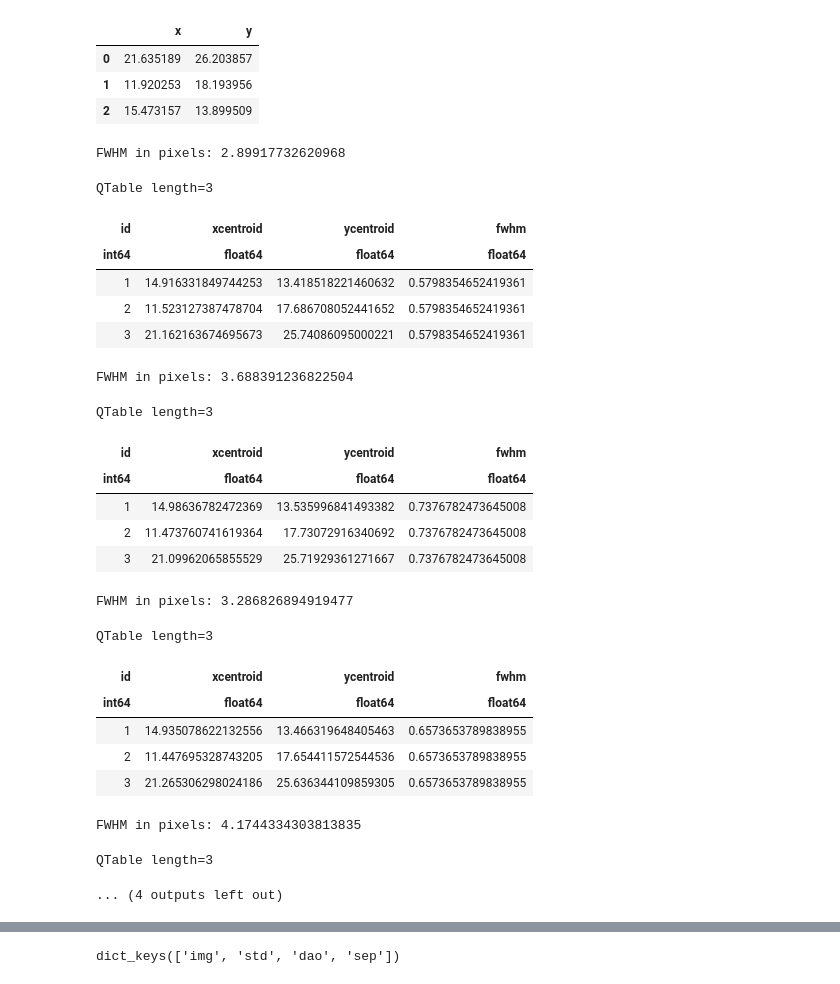
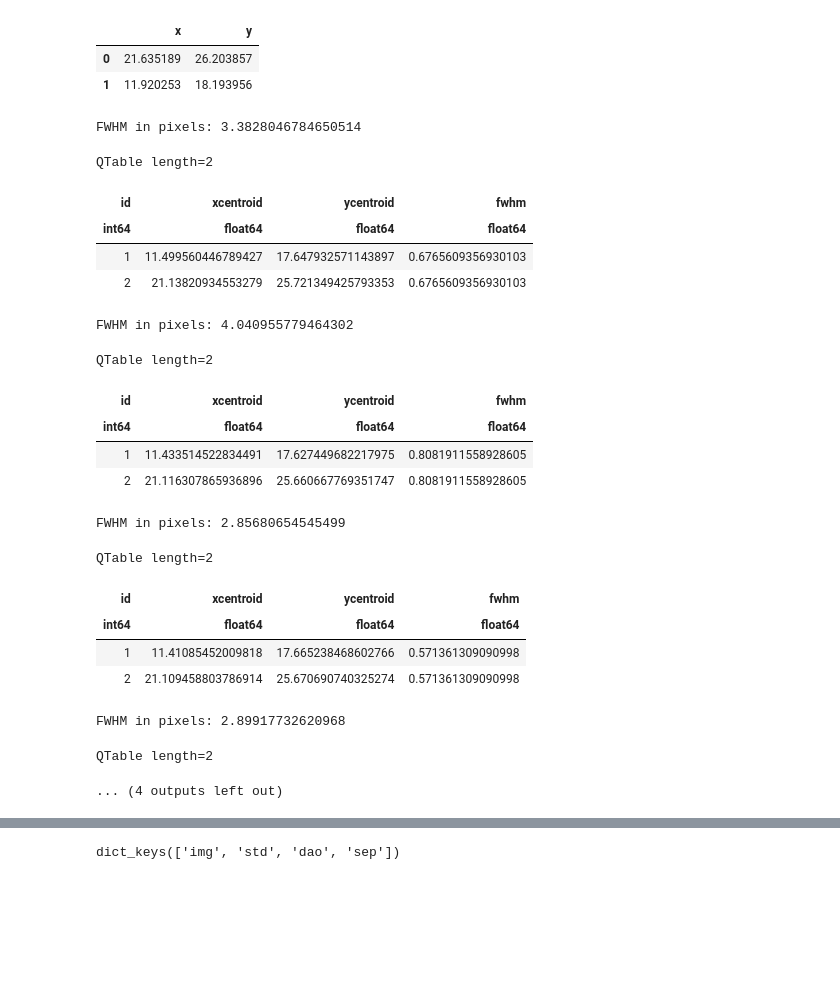
Before and after one commit to jacobf18/astronomical-matching, a Jupyter notebook: mockimg.ipynb, the cells around one changed output, grey strips where cells are left out. Saved outputs shown, nothing was run; the diff lists cells and outputs as text; code cells hidden in the pictures; blank space fills up the shorter version.

```diff
--- a/mockimg.ipynb
+++ b/mockimg.ipynb
@@ -65,52 +65,48 @@ class observer(object):
         return daofind(data - median), std
 # %%
 # simulate a patch of sky
-patch = sky(seed=141, arcsec=7, objects=3, factor=0.5)
+patch = sky(seed=141, arcsec=7, objects=2, factor=0.5)
 obs = observer(patch)
 
 # show the true pixel coordinates
 display(obs.truth)
 
 # Gaussian FWHM is not quite the sigma, see https://en.wikipedia.org/wiki/Full_width_at_half_maximum
 fwhm_to_sigma = 0.5 / np.sqrt(2*np.log(2))
 
 # create catalogs with random PSFs
 cat = dict()
 for it, fwhm_arcsec in enumerate(patch.rng.normal(0.65, 0.15, 5)):
     print (f'FWHM in pixels: {fwhm_arcsec/obs.pixel_arcsec}')
     img = obs.image(sigma_arcsec=fwhm_arcsec*fwhm_to_sigma, exptime=100000, bg=0.5)
     src, std = observer.daofind(img, fwhm=fwhm_arcsec/obs.pixel_arcsec, threshold=5, sigma_clip=3)
     if src: src['fwhm'] = fwhm_arcsec * np.ones_like(src['xcentroid'])
     cat[it] = dict(img=img, std=std, dao=src) # save results
     display(src[['id','xcentroid','ycentroid','fwhm']])
 # %% [output]
 |  | x | y |
 | 0 | 21.635189 | 26.203857 |
 | 1 | 11.920253 | 18.193956 |
-| 2 | 15.473157 | 13.899509 |
-FWHM in pixels: 2.89917732620968
+FWHM in pixels: 3.3828046784650514
-QTable length=3
+QTable length=2
 | id | xcentroid | ycentroid | fwhm |
 | int64 | float64 | float64 | float64 |
-| 1 | 14.916331849744253 | 13.418518221460632 | 0.5798354652419361 |
-| 2 | 11.523127387478704 | 17.686708052441652 | 0.5798354652419361 |
-| 3 | 21.162163674695673 | 25.74086095000221 | 0.5798354652419361 |
+| 1 | 11.499560446789427 | 17.647932571143897 | 0.6765609356930103 |
+| 2 | 21.13820934553279 | 25.721349425793353 | 0.6765609356930103 |
-FWHM in pixels: 3.688391236822504
+FWHM in pixels: 4.040955779464302
-QTable length=3
+QTable length=2
 | id | xcentroid | ycentroid | fwhm |
 | int64 | float64 | float64 | float64 |
-| 1 | 14.98636782472369 | 13.535996841493382 | 0.7376782473645008 |
-| 2 | 11.473760741619364 | 17.73072916340692 | 0.7376782473645008 |
-| 3 | 21.09962065855529 | 25.71929361271667 | 0.7376782473645008 |
+| 1 | 11.433514522834491 | 17.627449682217975 | 0.8081911558928605 |
+| 2 | 21.116307865936896 | 25.660667769351747 | 0.8081911558928605 |
-FWHM in pixels: 3.286826894919477
+FWHM in pixels: 2.85680654545499
-QTable length=3
+QTable length=2
 | id | xcentroid | ycentroid | fwhm |
 | int64 | float64 | float64 | float64 |
-| 1 | 14.935078622132556 | 13.466319648405463 | 0.6573653789838955 |
-| 2 | 11.447695328743205 | 17.654411572544536 | 0.6573653789838955 |
-| 3 | 21.265306298024186 | 25.636344109859305 | 0.6573653789838955 |
+| 1 | 11.41085452009818 | 17.665238468602766 | 0.571361309090998 |
+| 2 | 21.109458803786914 | 25.670690740325274 | 0.571361309090998 |
-FWHM in pixels: 4.1744334303813835
+FWHM in pixels: 2.89917732620968
-QTable length=3
+QTable length=2
 ... (4 outputs left out)
 # %%
 for c in cat.values():
```
Also changed, not shown: parts of 9 cells of this notebook.
